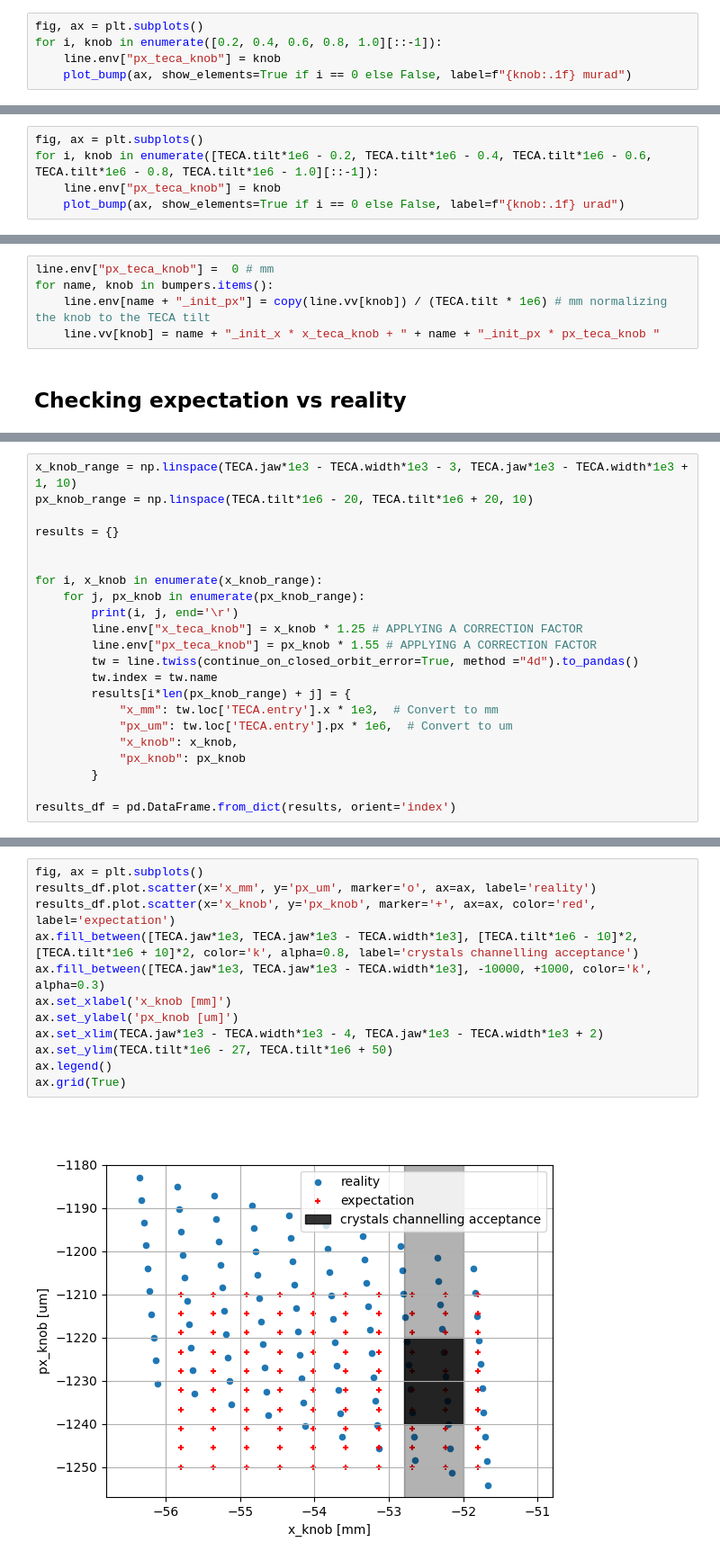
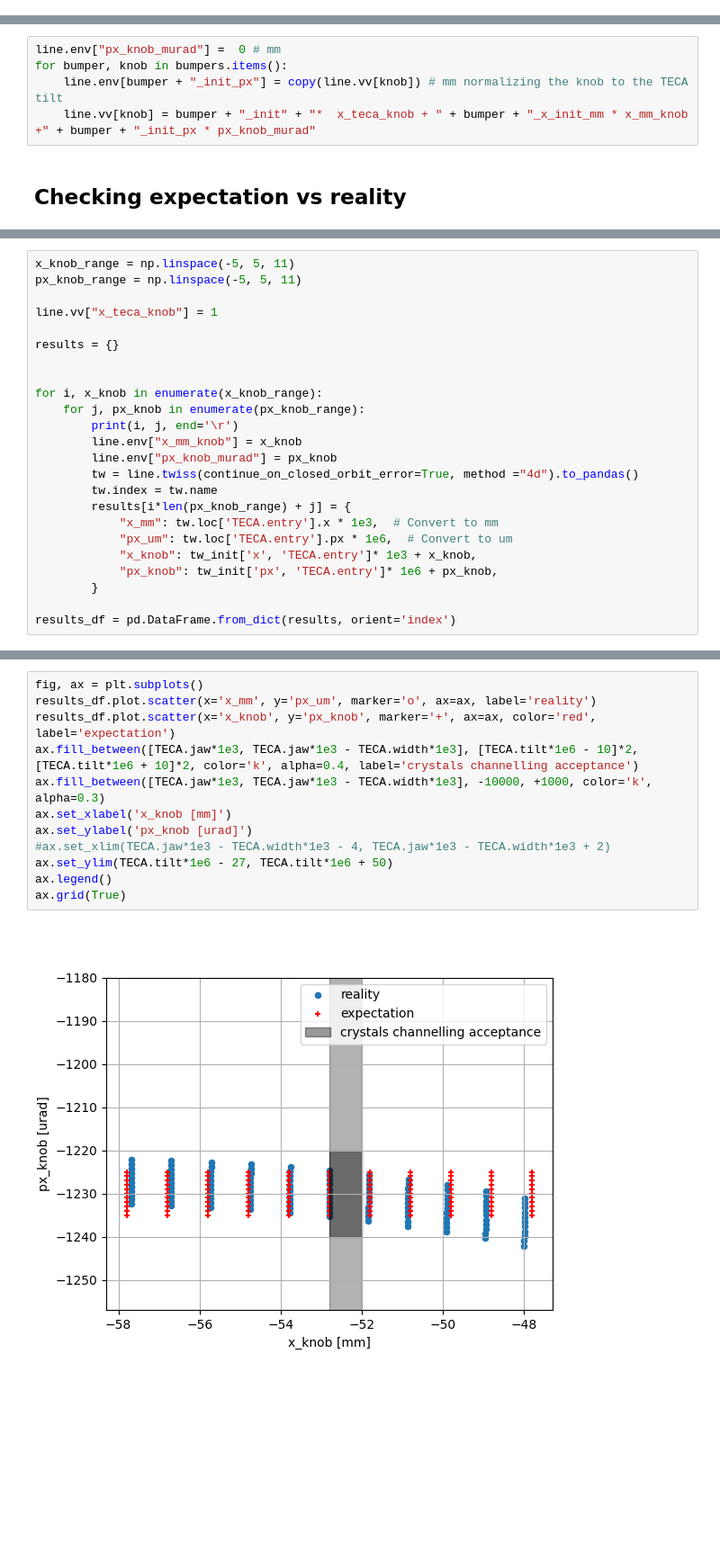
Before and after one commit to giacomells/Technical-Student-2024-2025, a Jupyter notebook: OrthogonalKnobsLSS4/OrthogonalKnobs.ipynb, the cells around one changed output, grey strips where cells are left out. Shown: that part at 90% size. Drawn from its saved outputs; the diff is of its cells as text; blank space fills up the shorter version.

```diff
--- a/OrthogonalKnobsLSS4/OrthogonalKnobs.ipynb
+++ b/OrthogonalKnobsLSS4/OrthogonalKnobs.ipynb
@@ -162,5 +224,0 @@ Optimize - end penalty:  4.04729e-09
-# %%
-fig, ax = plt.subplots()
-for i, knob in enumerate([0.2, 0.4, 0.6, 0.8, 1.0][::-1]):
-    line.env["px_teca_knob"] = knob
-    plot_bump(ax, show_elements=True if i == 0 else False, label=f"{knob:.1f} murad")
@@ -169,5 +224,0 @@ for i, knob in enumerate([0.2, 0.4, 0.6, 0.8, 1.0][::-1]):
-# %%
-fig, ax = plt.subplots()
-for i, knob in enumerate([TECA.tilt*1e6 - 0.2, TECA.tilt*1e6 - 0.4, TECA.tilt*1e6 - 0.6, TECA.tilt*1e6 - 0.8, TECA.tilt*1e6 - 1.0][::-1]):
-    line.env["px_teca_knob"] = knob
-    plot_bump(ax, show_elements=True if i == 0 else False, label=f"{knob:.1f} urad")
@@ -178,7 +227,7 @@ for i, knob in enumerate([TECA.tilt*1e6 - 0.2, TECA.tilt*1e6 - 0.4, TECA.tilt*1e
 # %%
-line.env["px_teca_knob"] =  0 # mm
-for name, knob in bumpers.items():
-    line.env[name + "_init_px"] = copy(line.vv[knob]) / (TECA.tilt * 1e6) # mm normalizing the knob to the TECA tilt
-    line.vv[knob] = name + "_init_x * x_teca_knob + " + name + "_init_px * px_teca_knob "
+line.env["px_knob_murad"] =  0 # mm
+for bumper, knob in bumpers.items():
+    line.env[bumper + "_init_px"] = copy(line.vv[knob]) # mm normalizing the knob to the TECA tilt
+    line.vv[knob] = bumper + "_init" + "*  x_teca_knob + " + bumper + "_x_init_mm * x_mm_knob +" + bumper + "_init_px * px_knob_murad"
 # %% [markdown]
 ## Checking expectation vs reality
@@ -185,6 +238,8 @@ for name, knob in bumpers.items():
 # %%
-x_knob_range = np.linspace(TECA.jaw*1e3 - TECA.width*1e3 - 3, TECA.jaw*1e3 - TECA.width*1e3 + 1, 10)
-px_knob_range = np.linspace(TECA.tilt*1e6 - 20, TECA.tilt*1e6 + 20, 10)
+x_knob_range = np.linspace(-5, 5, 11)
+px_knob_range = np.linspace(-5, 5, 11)
+
+line.vv["x_teca_knob"] = 1
 
 results = {}
 
@@ -192,15 +247,15 @@ results = {}
 for i, x_knob in enumerate(x_knob_range):
     for j, px_knob in enumerate(px_knob_range):
         print(i, j, end='\r')
-        line.env["x_teca_knob"] = x_knob * 1.25 # APPLYING A CORRECTION FACTOR
-        line.env["px_teca_knob"] = px_knob * 1.55 # APPLYING A CORRECTION FACTOR
+        line.env["x_mm_knob"] = x_knob
+        line.env["px_knob_murad"] = px_knob
         tw = line.twiss(continue_on_closed_orbit_error=True, method ="4d").to_pandas()
         tw.index = tw.name
         results[i*len(px_knob_range) + j] = {
             "x_mm": tw.loc['TECA.entry'].x * 1e3,  # Convert to mm
             "px_um": tw.loc['TECA.entry'].px * 1e6,  # Convert to um
-            "x_knob": x_knob,
-            "px_knob": px_knob
+            "x_knob": tw_init['x', 'TECA.entry']* 1e3 + x_knob,
+            "px_knob": tw_init['px', 'TECA.entry']* 1e6 + px_knob,
         }
 
 results_df = pd.DataFrame.from_dict(results, orient='index')
@@ -209,14 +268,14 @@ results_df = pd.DataFrame.from_dict(results, orient='index')
 # %%
 fig, ax = plt.subplots()
 results_df.plot.scatter(x='x_mm', y='px_um', marker='o', ax=ax, label='reality')
 results_df.plot.scatter(x='x_knob', y='px_knob', marker='+', ax=ax, color='red', label='expectation')
-ax.fill_between([TECA.jaw*1e3, TECA.jaw*1e3 - TECA.width*1e3], [TECA.tilt*1e6 - 10]*2, [TECA.tilt*1e6 + 10]*2, color='k', alpha=0.8, label='crystals channelling acceptance')
+ax.fill_between([TECA.jaw*1e3, TECA.jaw*1e3 - TECA.width*1e3], [TECA.tilt*1e6 - 10]*2, [TECA.tilt*1e6 + 10]*2, color='k', alpha=0.4, label='crystals channelling acceptance')
 ax.fill_between([TECA.jaw*1e3, TECA.jaw*1e3 - TECA.width*1e3], -10000, +1000, color='k', alpha=0.3)
 ax.set_xlabel('x_knob [mm]')
-ax.set_ylabel('px_knob [um]')
-ax.set_xlim(TECA.jaw*1e3 - TECA.width*1e3 - 4, TECA.jaw*1e3 - TECA.width*1e3 + 2)
+ax.set_ylabel('px_knob [urad]')
+#ax.set_xlim(TECA.jaw*1e3 - TECA.width*1e3 - 4, TECA.jaw*1e3 - TECA.width*1e3 + 2)
 ax.set_ylim(TECA.tilt*1e6 - 27, TECA.tilt*1e6 + 50)
 ax.legend()
 ax.grid(True)
 # %% [output]
-[figure, old version]
+[figure, new version]
```
Also changed, not shown: parts of 22 cells of this notebook.
